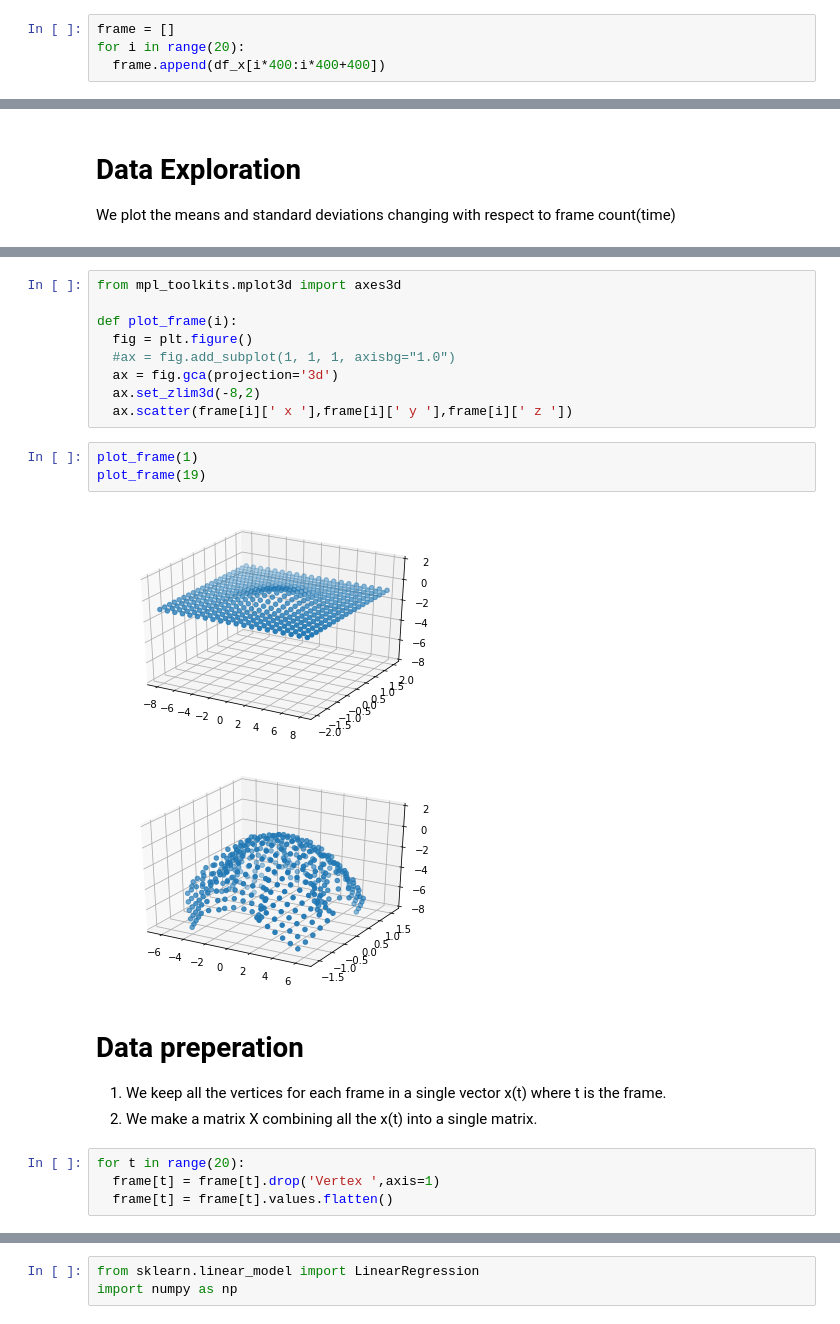
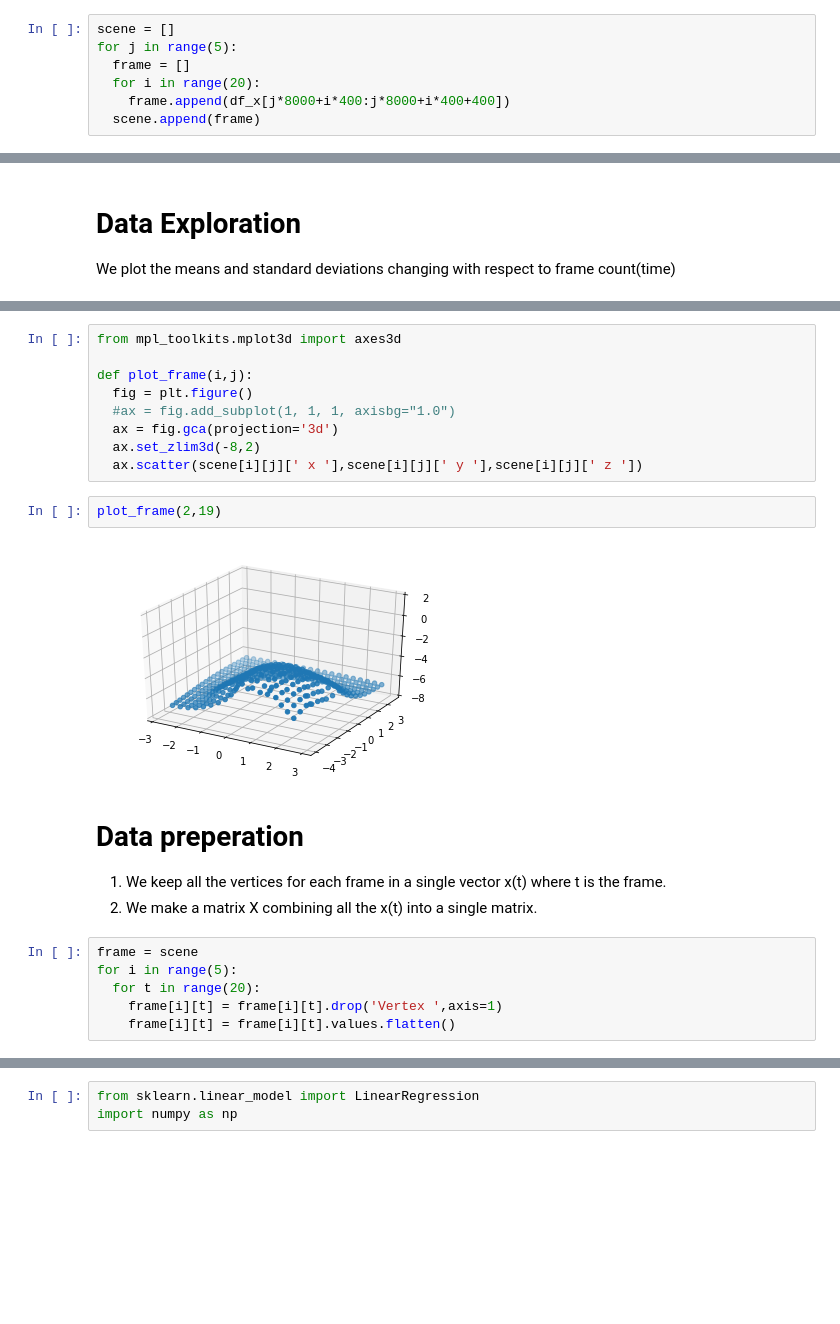
Before and after one commit to AnirudhSA/Cloth-Simulation, a Jupyter notebook: ML_project.ipynb, the cells around one changed output, grey strips where cells are left out. Saved outputs shown, nothing was run; the diff lists cells and outputs as text; blank space fills up the shorter version.

```diff
--- a/ML_project.ipynb
+++ b/ML_project.ipynb
@@ -14,6 +18,9 @@ df_x.head()
 # %%
 import matplotlib.pyplot as plt
 # %%
-frame = []
-for i in range(20):
-  frame.append(df_x[i*400:i*400+400])
+scene = []
+for j in range(5):
+  frame = []
+  for i in range(20):
+    frame.append(df_x[j*8000+i*400:j*8000+i*400+400])
+  scene.append(frame)
@@ -45,25 +67,25 @@ plt.show()
 # %%
 from mpl_toolkits.mplot3d import axes3d
 
-def plot_frame(i):
+def plot_frame(i,j):
   fig = plt.figure()
   #ax = fig.add_subplot(1, 1, 1, axisbg="1.0")
   ax = fig.gca(projection='3d')
   ax.set_zlim3d(-8,2)
-  ax.scatter(frame[i][' x '],frame[i][' y '],frame[i][' z '])
+  ax.scatter(scene[i][j][' x '],scene[i][j][' y '],scene[i][j][' z '])
 # %%
-plot_frame(1)
-plot_frame(19)
+plot_frame(2,19)
 # %% [output]
-[figure, old version]
+[figure, new version]
-[figure, removed]
 # %% [markdown]
 # Data preperation
 
 1.   We keep all the vertices for each frame in a single vector x(t) where t is the frame.
 2.   We make a matrix X combining all the x(t) into a single matrix.
 # %%
-for t in range(20):
-  frame[t] = frame[t].drop('Vertex ',axis=1)
-  frame[t] = frame[t].values.flatten()
+frame = scene
+for i in range(5):
+  for t in range(20):
+    frame[i][t] = frame[i][t].drop('Vertex ',axis=1)
+    frame[i][t] = frame[i][t].values.flatten()
 # %%
```
Also changed, not shown: parts of 32 cells of this notebook.
